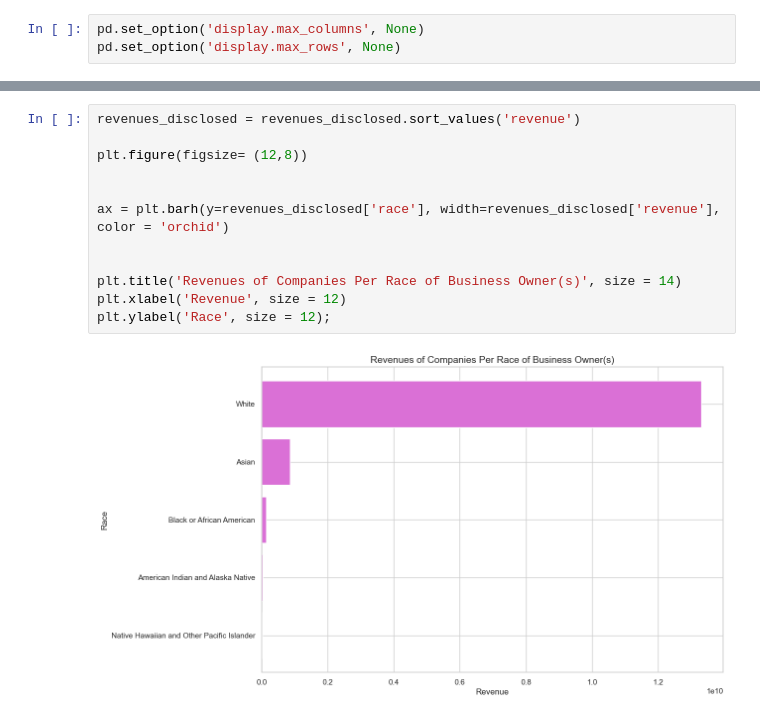
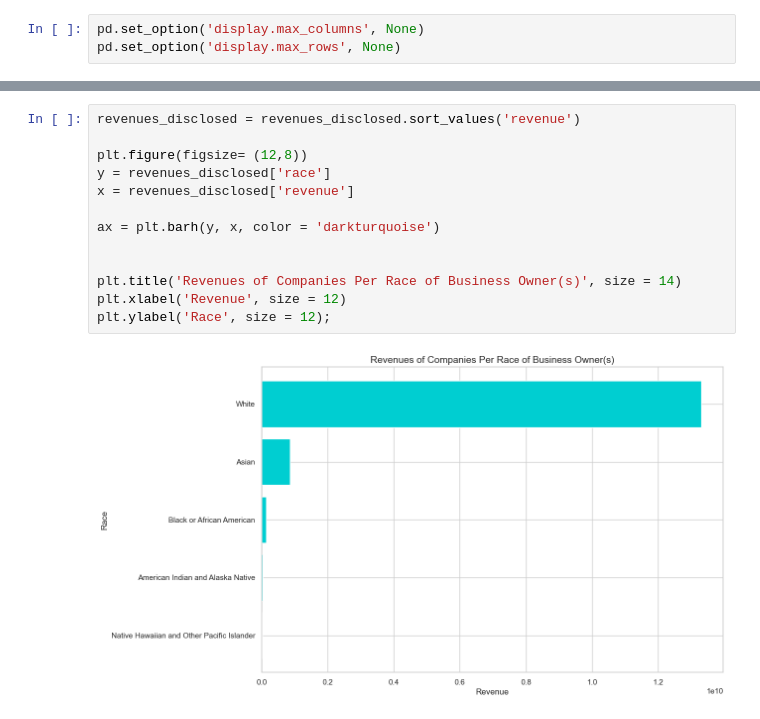
Before and after one commit to CMatador/asmt-8, a Jupyter notebook: viz.ipynb, the cells around one changed output, grey strips where cells are left out. Saved outputs shown, nothing was run; the diff lists cells and outputs as text.

```diff
--- a/viz.ipynb
+++ b/viz.ipynb
@@ -43,14 +33,15 @@ I did consider removing the revenues of companies with white owners from this vi
 # %%
 revenues_disclosed = revenues_disclosed.sort_values('revenue')
 
 plt.figure(figsize= (12,8))
+y = revenues_disclosed['race']
+x = revenues_disclosed['revenue']
 
-
-ax = plt.barh(y=revenues_disclosed['race'], width=revenues_disclosed['revenue'], color = 'orchid')
+ax = plt.barh(y, x, color = 'darkturquoise')
 
 
 plt.title('Revenues of Companies Per Race of Business Owner(s)', size = 14)
 plt.xlabel('Revenue', size = 12)
 plt.ylabel('Race', size = 12);
 # %% [output]
-[figure, old version]
+[figure, new version]
```
Also changed, not shown: parts of 11 cells of this notebook.
